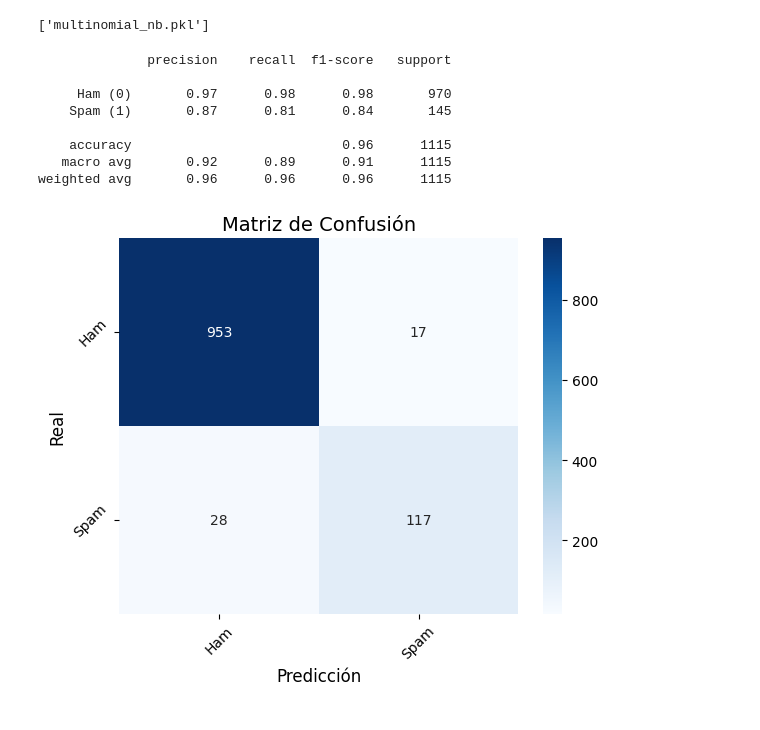
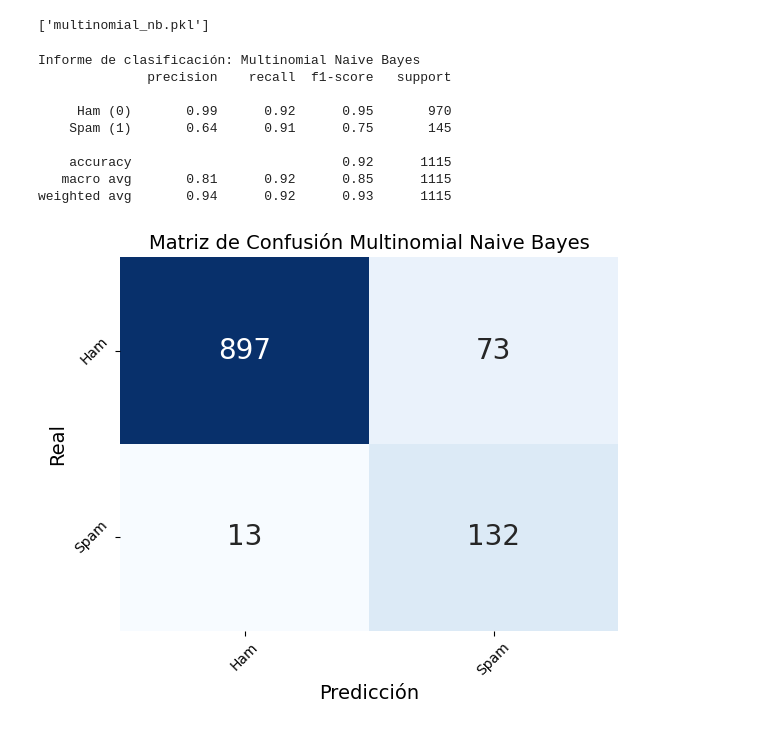
Before and after one commit to jariel17/text-mining, a Jupyter notebook: text_processing.ipynb, the cells around one changed output. Saved outputs shown, nothing was run; the diff lists cells and outputs as text; code cells hidden in the pictures.

Commit message:
Agrega la funcion para el analisis del modelo

```diff
--- a/text_processing.ipynb
+++ b/text_processing.ipynb
@@ -167,9 +170,11 @@ pipe_lr = Pipeline([
     ('clf', LogisticRegression(max_iter=1000))
 ])
 # %%
-scoring = {'precision': 'precision',
-           'recall': 'recall',
-           'f1': 'f1'}
+scoring = {"accuracy": 'accuracy',
+            "precision": 'precision',
+            "recall": 'recall',
+            "f1": 'f1',
+            "roc_auc": 'roc_auc'}
 
 param_grid_lr = {
     'tfidf__ngram_range': [(1, 1), (1, 2)],
@@ -330,20 +273,22 @@ Recall en test: 0.9103448275862069
 ['multinomial_nb.pkl']
 # %%
 # Predicciones
-y_pred = grid_search_lr.predict(X_test)
+y_pred_mnb = grid_search_mnb.predict(X_test)
 
 # Informe de clasificación
-print(classification_report(y_test, y_pred, target_names=['Ham (0)', 'Spam (1)']))
+print("Informe de clasificación: Multinomial Naive Bayes")
+print(classification_report(y_test, y_pred_mnb, target_names=['Ham (0)', 'Spam (1)']))
 # %% [output]
+Informe de clasificación: Multinomial Naive Bayes
               precision    recall  f1-score   support
 
-     Ham (0)       0.97      0.98      0.98       970
-    Spam (1)       0.87      0.81      0.84       145
+     Ham (0)       0.99      0.92      0.95       970
+    Spam (1)       0.64      0.91      0.75       145
 
-    accuracy                           0.96      1115
-   macro avg       0.92      0.89      0.91      1115
-weighted avg       0.96      0.96      0.96      1115
+    accuracy                           0.92      1115
+   macro avg       0.81      0.92      0.85      1115
+weighted avg       0.94      0.92      0.93      1115
 # %%
-funciones.confusion_matrix_plot(y_test, y_pred)
+funciones.confusion_matrix_plot(y_test, y_pred_mnb, 'Multinomial Naive Bayes')
 # %% [output]
-[figure, old version]
+[figure, new version]
```
Also changed, not shown: parts of 18 cells of this notebook, 3 other files.
